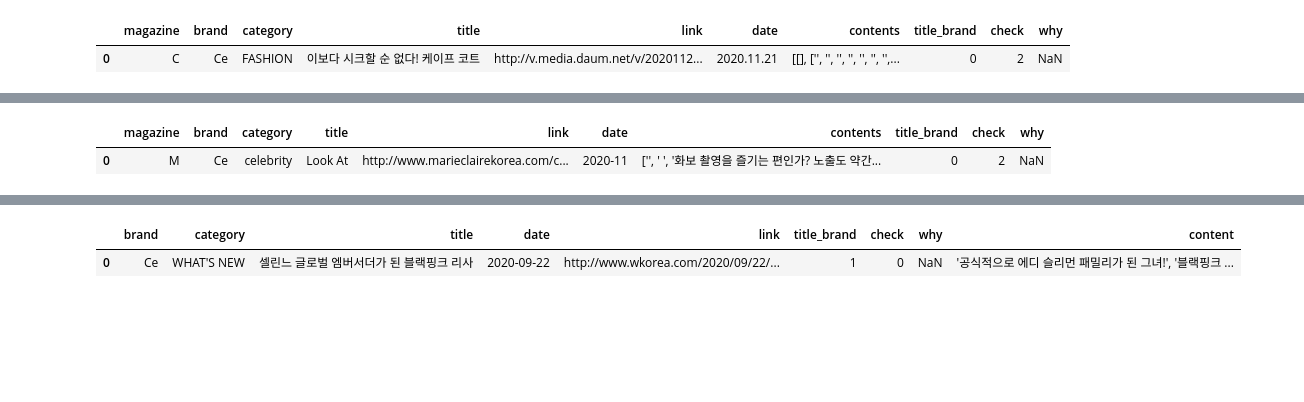
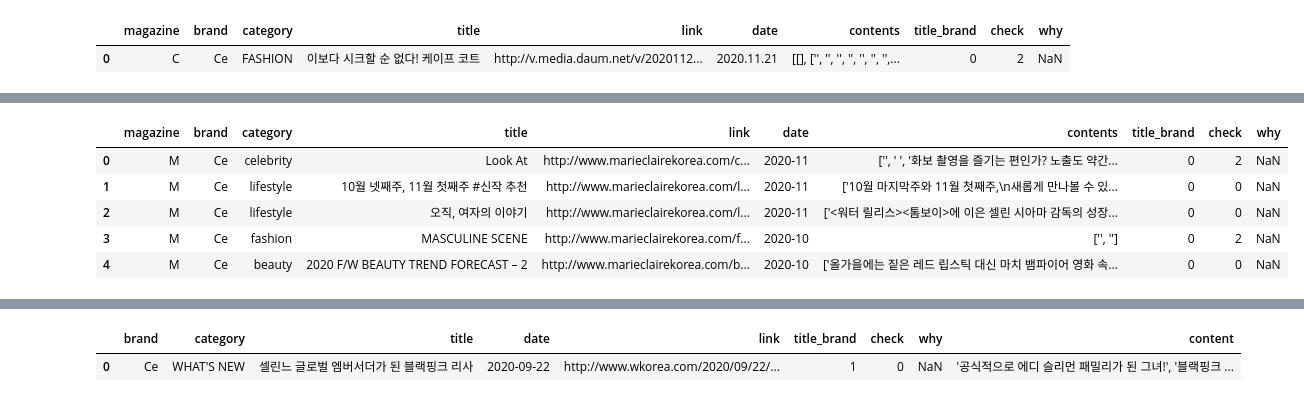
Before and after one commit to sujin29/blande, a Jupyter notebook: Textmining_Celine_1127.ipynb, the cells around one changed output, grey strips where cells are left out. Saved outputs shown, nothing was run; the diff lists cells and outputs as text; code cells hidden in the pictures; blank space fills up the shorter version.

```diff
--- a/Textmining_Celine_1127.ipynb
+++ b/Textmining_Celine_1127.ipynb
@@ -14,3 +14,5 @@ fb_ce = pd.read_csv('./magazine/FB_Celine.csv', sep = '|', encoding = 'utf-8')
 fn_ce = pd.read_csv('./magazine/fashionn_Ce.csv', sep = '|', encoding = 'utf-8')
 m_ce = pd.read_csv('./magazine/marie_ce.csv', sep = '|', encoding = 'utf-8')
 w_ce = pd.read_csv('./magazine/w_Ce.csv', sep = '|', encoding = 'utf-8')
+# %%
+m_ce = pd.read_csv('./magazine/marie_ce.csv', sep = '|', encoding = 'utf-8')
@@ -66,7 +70,11 @@ fn_ce.head(1)
 |  | magazine | brand | category | title | link | date | contents | title_brand | check | why |
 | 0 | FN | Ce | 라이프 | 굿바이 멜라니아! 지난 4년 찬사와 논란의 퍼스트 레이디룩 33 | https://www.fashionn.com/board/re... | 2020-11-09 | '↑사진 = 2017년 1월20일 미국 대통령 취임 당시/ ... | 0 | 0 | NaN |
 # %%
-m_ce.head(1)
+m_ce.head()
 # %% [output]
 |  | magazine | brand | category | title | link | date | contents | title_brand | check | why |
 | 0 | M | Ce | celebrity | Look At | http://www.marieclairekorea.com/c... | 2020-11 | ['', ' ', '화보 촬영을 즐기는 편인가? 노출도 약간... | 0 | 2 | NaN |
+| 1 | M | Ce | lifestyle | 10월 넷째주, 11월 첫째주 #신작 추천 | http://www.marieclairekorea.com/l... | 2020-11 | ['10월 마지막주와 11월 첫째주,\n새롭게 만나볼 수 있... | 0 | 0 | NaN |
+| 2 | M | Ce | lifestyle | 오직, 여자의 이야기 | http://www.marieclairekorea.com/l... | 2020-11 | ['<워터 릴리스><톰보이>에 이은 셀린 시아마 감독의 성장... | 0 | 0 | NaN |
+| 3 | M | Ce | fashion | MASCULINE SCENE | http://www.marieclairekorea.com/f... | 2020-10 | ['', ''] | 0 | 2 | NaN |
+| 4 | M | Ce | beauty | 2020 F/W BEAUTY TREND FORECAST – 2 | http://www.marieclairekorea.com/b... | 2020-10 | ['올가을에는 짙은 레드 립스틱 대신 마치 뱀파이어 영화 속... | 0 | 0 | NaN |
```
Also changed, not shown: parts of 13 cells of this notebook, 10 other files.
